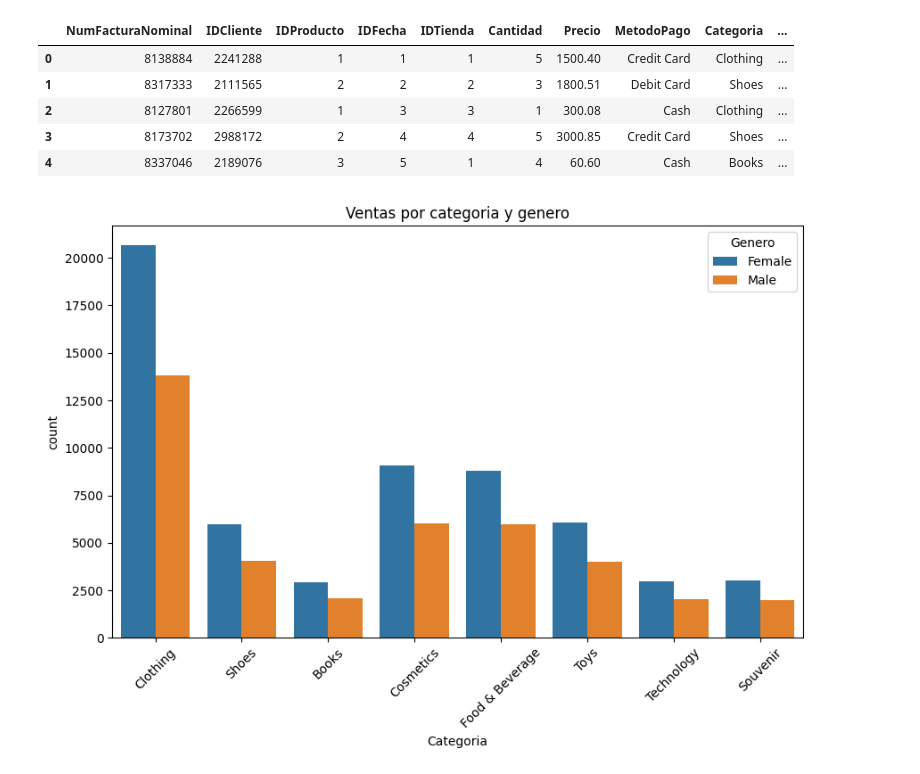
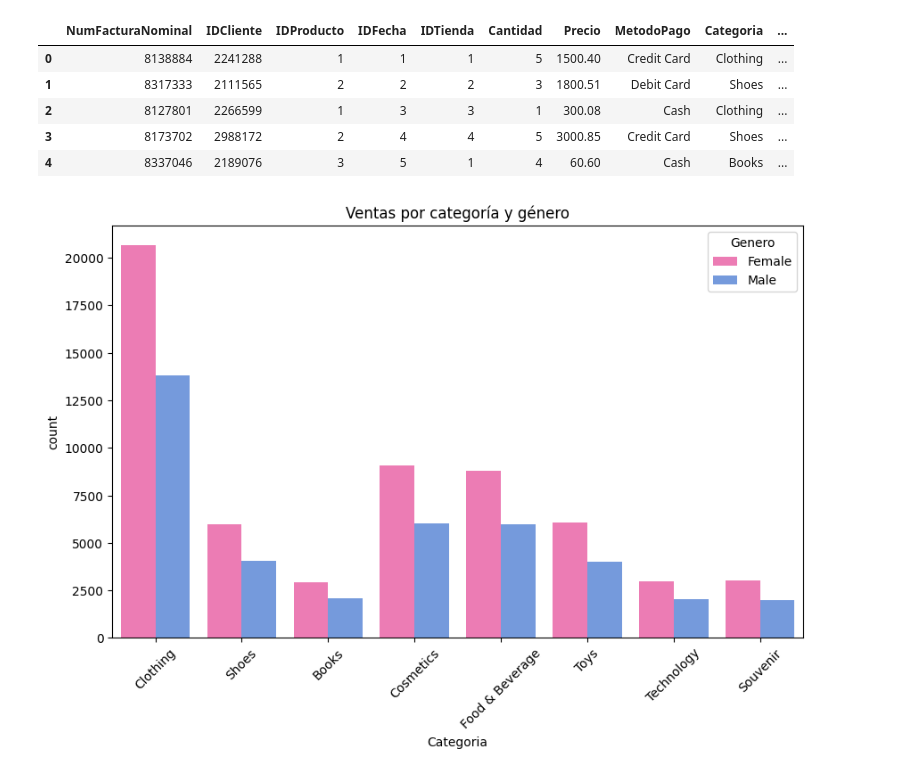
Before and after one commit to juancursed/ProyectoCienciaDatos, a Jupyter notebook: proyecto.ipynb, the cells around one changed output. Drawn from its saved outputs; the diff is of its cells as text; code cells hidden in the pictures.

```diff
--- a/proyecto.ipynb
+++ b/proyecto.ipynb
@@ -246,11 +273,11 @@ ventas_genero.head()
 | 4 | 8337046 | 2189076 | 3 | 5 | 1 | 4 | 60.60 | Cash | Books | ... |
 # %%
 plt.figure(figsize=(10, 6))
-sns.countplot(data=ventas_genero, x='Categoria', hue='Genero')
+sns.countplot(data=ventas_genero, x='Categoria', hue='Genero', palette=['#FF69B4', '#6495ED'])  # Azul y rosado
 plt.xticks(rotation=45)
-plt.title('Ventas por categoria y genero')
+plt.title('Ventas por categoría y género')
 plt.show()
 # %% [output]
-[figure, old version]
+[figure, new version]
 # %%
 plt.figure(figsize=(10, 6))
```
Also changed, not shown: parts of 4 cells of this notebook.
